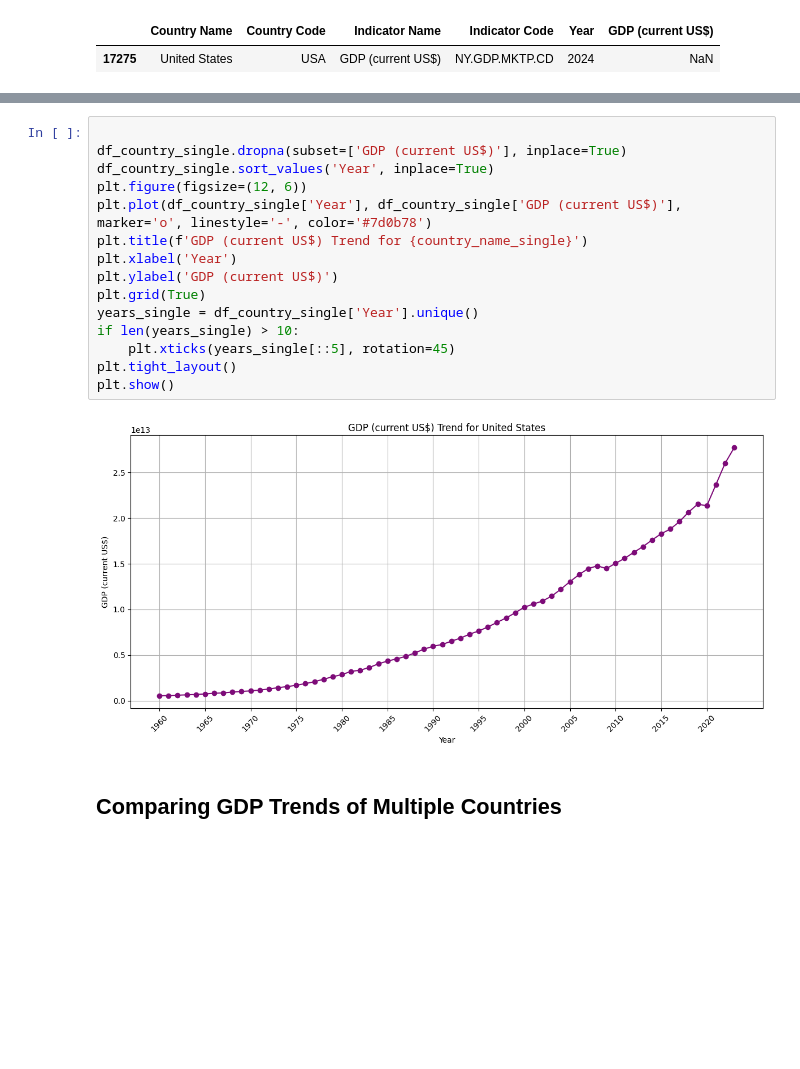
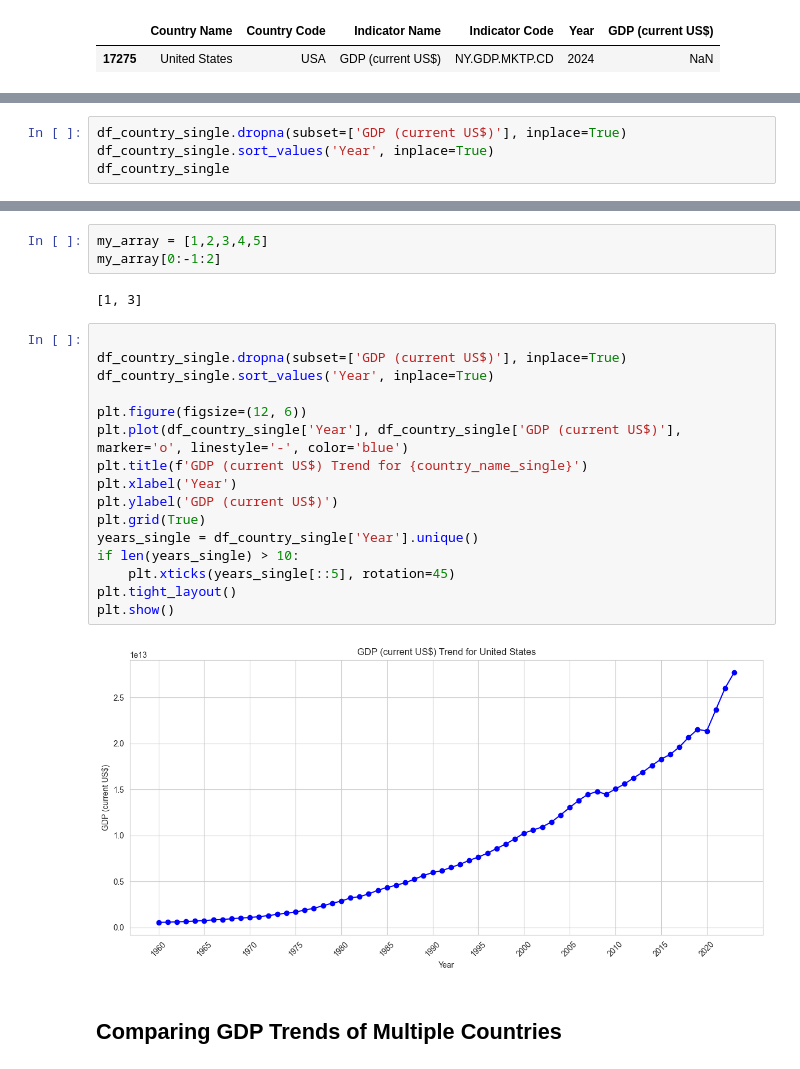
Before and after one commit to samozturk/data_analysis_course, a Jupyter notebook: demo.ipynb, the cells around one changed output, grey strips where cells are left out. Saved outputs shown, nothing was run; the diff lists cells and outputs as text; blank space fills up the shorter version.

```diff
--- a/demo.ipynb
+++ b/demo.ipynb
@@ -198,0 +167,4 @@ array(['1960', '1961', '1962', '1963', '1964', '1965', '1966', '1967',
+# %%
+df_country_single.dropna(subset=['GDP (current US$)'], inplace=True)
+df_country_single.sort_values('Year', inplace=True)
+df_country_single
@@ -199,20 +185,26 @@ array(['1960', '1961', '1962', '1963', '1964', '1965', '1966', '1967',
+# %%
+my_array = [1,2,3,4,5]
+my_array[0:-1:2]
+# %% [output]
+[1, 3]
 # %%
 
 df_country_single.dropna(subset=['GDP (current US$)'], inplace=True)
 df_country_single.sort_values('Year', inplace=True)
+
 plt.figure(figsize=(12, 6))
-plt.plot(df_country_single['Year'], df_country_single['GDP (current US$)'], marker='o', linestyle='-', color='#7d0b78')
+plt.plot(df_country_single['Year'], df_country_single['GDP (current US$)'], marker='o', linestyle='-', color='blue')
 plt.title(f'GDP (current US$) Trend for {country_name_single}')
 plt.xlabel('Year')
 plt.ylabel('GDP (current US$)')
 plt.grid(True)
 years_single = df_country_single['Year'].unique()
 if len(years_single) > 10:
     plt.xticks(years_single[::5], rotation=45)
 plt.tight_layout()
 plt.show()
 # %% [output]
-[figure, old version]
+[figure, new version]
 # %% [markdown]
 ## Comparing GDP Trends of Multiple Countries
 # %%
```
Also changed, not shown: parts of 38 cells of this notebook, 3 other files.
